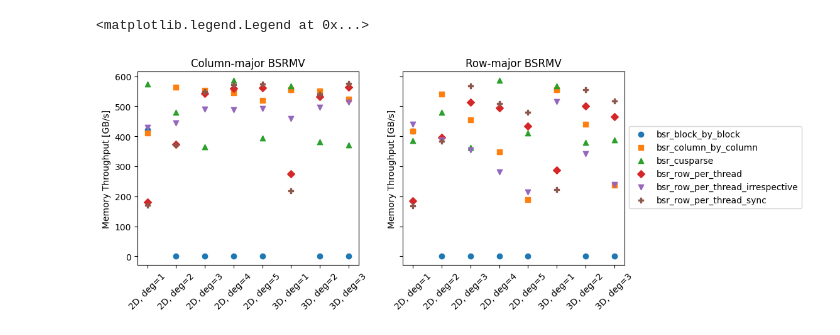
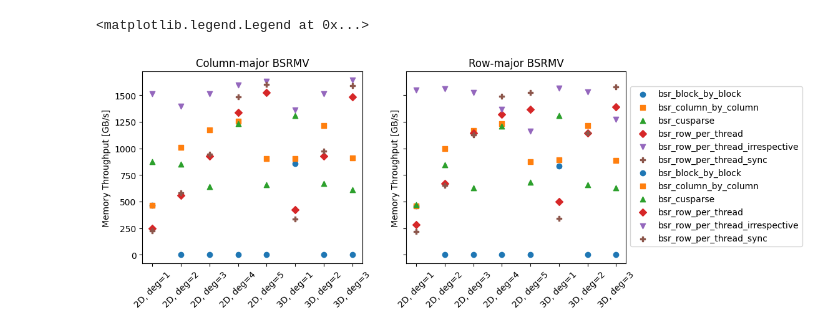
Before and after one commit to mgr0dzicki/dd-solvers, a Jupyter notebook: notebooks/bsrmv_tput.ipynb, the cells around one changed output. Drawn from its saved outputs; the diff is of its cells as text; code cells hidden in the pictures.

Commit message:
A100 results

```diff
--- a/notebooks/bsrmv_tput.ipynb
+++ b/notebooks/bsrmv_tput.ipynb
@@ -7,7 +7,7 @@ def process_df(df):
     df["dtype"] = df["dtype"].str.replace("torch.float", "float")
     df["times [ms]"] = df["times [ms]"].apply(ast.literal_eval)
     df.loc[
-        (df["algorithm"] == "bsr_block_by_block") & (df["DOFs per element"] > 5),
+        (df["algorithm"].str.contains("bsr_block_by_block")) & (df["DOFs per element"] > 5),
         ["times [ms]"],
     ] = None
     df["time [ms]"] = df["times [ms]"].apply(lambda x: float("inf") if x is None else min(x))
@@ -71,17 +69,17 @@ def plot_memory_pivot(ax, pivot, legend):
 # %%
 fig, ax = plt.subplots(figsize=(10, 4), ncols=2, sharey=True)
 
-df_col = process_df(pd.read_csv("../results/benchmark_bsrmv.csv"))
+df_col = process_df(pd.read_csv("../results/benchmark_bsrmv_col.csv"))
 pivot_col = get_memory_pivot(df_col)
 plot_memory_pivot(ax[0], pivot_col, legend=True)
 ax[0].set_title("Column-major BSRMV")
 
 df_row = process_df(pd.read_csv("../results/benchmark_bsrmv_row.csv"))
 pivot_row = get_memory_pivot(df_row)
-plot_memory_pivot(ax[1], pivot_row, legend=False)
+plot_memory_pivot(ax[1], pivot_row, legend=True)
 ax[1].set_title("Row-major BSRMV")
 
 fig.legend(bbox_to_anchor=(0.9, 0.5), loc='center left')
 # %% [output]
 <matplotlib.legend.Legend at 0x...>
-[figure, old version]
+[figure, new version]
```
Also changed, not shown: parts of 1 cell of this notebook, 5 other files.
